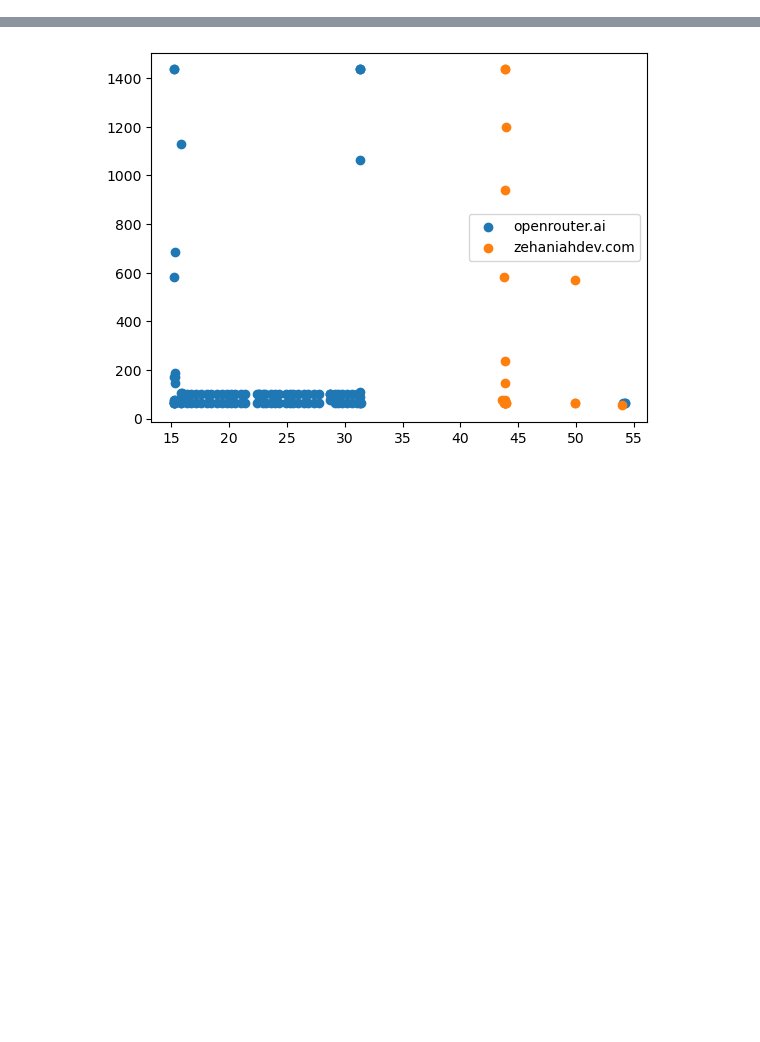
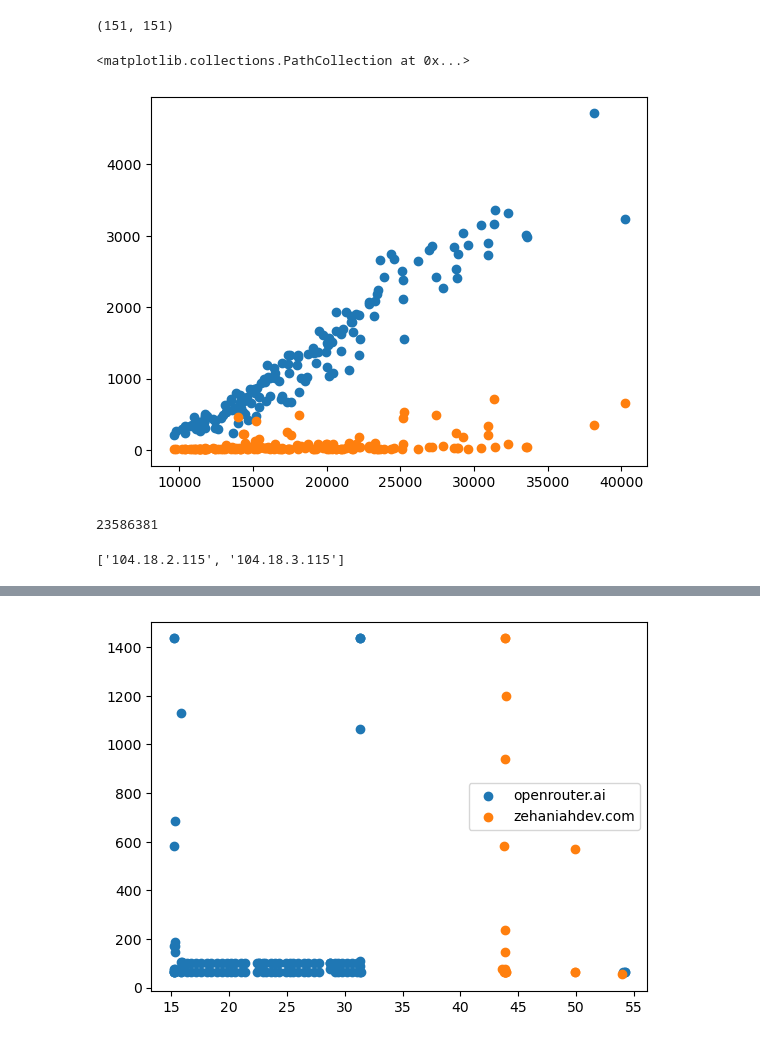
Before and after one commit to noise-course/course-project-zroe1, a Jupyter notebook: main.ipynb, the cells around one changed output, grey strips where cells are left out. Drawn from its saved outputs; the diff is of its cells as text; code cells hidden in the pictures; blank space fills up the shorter version.

```diff
--- a/main.ipynb
+++ b/main.ipynb
@@ -71,2 +60,10 @@ def split_df_into_api_segments(df, open_router_ips):
 
     return dfs
+# %%
+non_zero_segmnets = []
+
+for i, s in enumerate(segments):
+    if len(s) == 0: print("here", i)
+    else:
+        s_open = s[s['Source'].isin(open_router_ips) | s['Destination'].isin(open_router_ips) ]
+        non_zero_segmnets.append(s_open)
@@ -72,0 +72,5 @@ def split_df_into_api_segments(df, open_router_ips):
+# %%
+import json
+
+with open('src/labels.json', 'r') as f:
+    labels = json.load(f)
@@ -72,0 +97,18 @@ def split_df_into_api_segments(df, open_router_ips):
+# %%
+ts = [l['completion_tokens'] for l in labels]
+ts2 = [l['prompt_tokens'] for l in labels]
+lens = [sum(segment['Length']) for segment in non_zero_segmnets]
+# %%
+len(lens), len(ts)
+# %% [output]
+(151, 151)
+# %%
+plt.scatter(lens, ts)
+plt.scatter(lens, ts2)
+# %% [output]
+<matplotlib.collections.PathCollection at 0x...>
+[figure, added]
+# %%
+max(lens)
+# %% [output]
+23586381
@@ -72,0 +120,4 @@ def split_df_into_api_segments(df, open_router_ips):
+# %%
+open_router_ips
+# %% [output]
+['104.18.2.115', '104.18.3.115']
```
Also changed, not shown: parts of 24 cells of this notebook, 1 other file.
